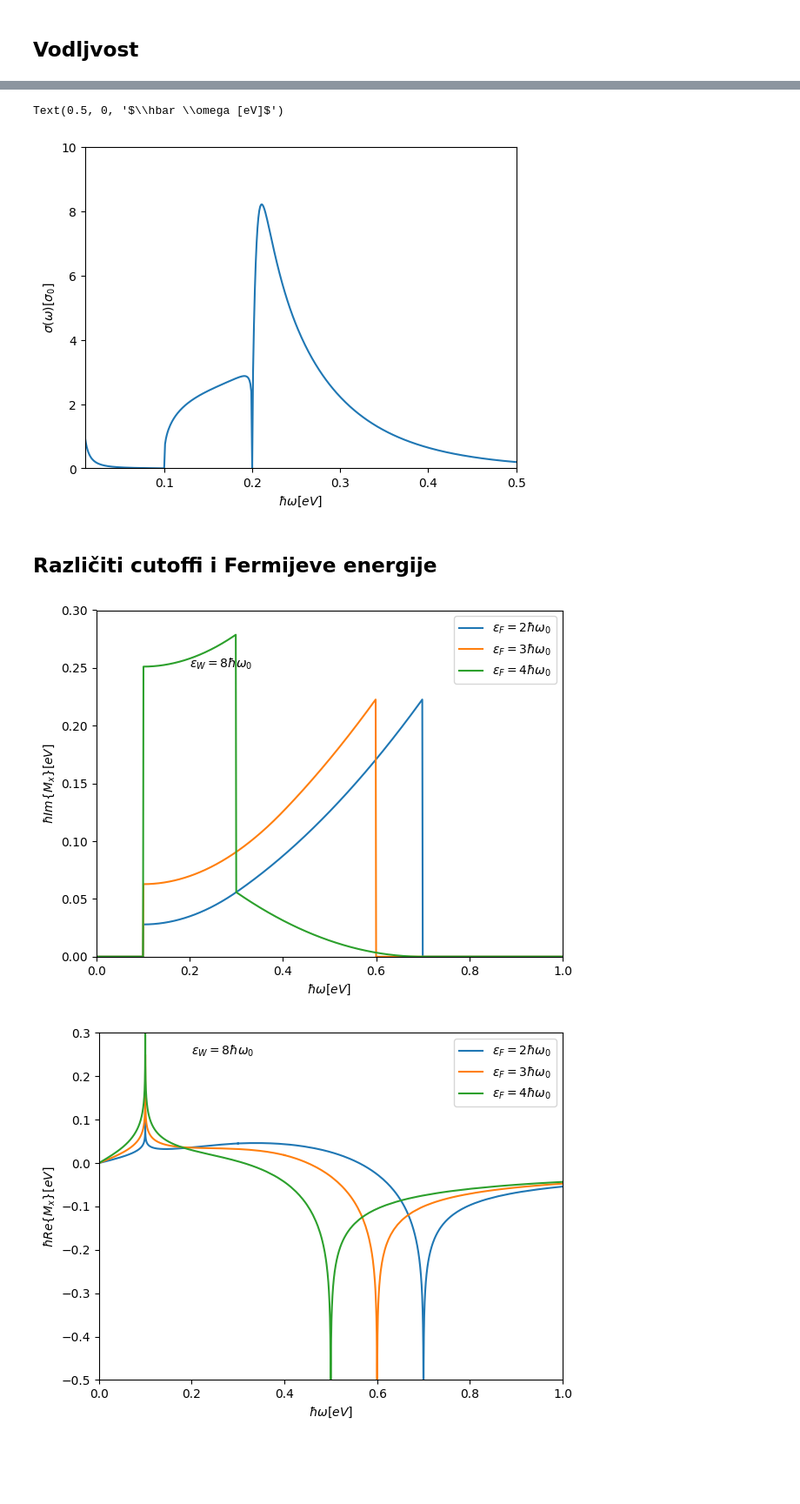
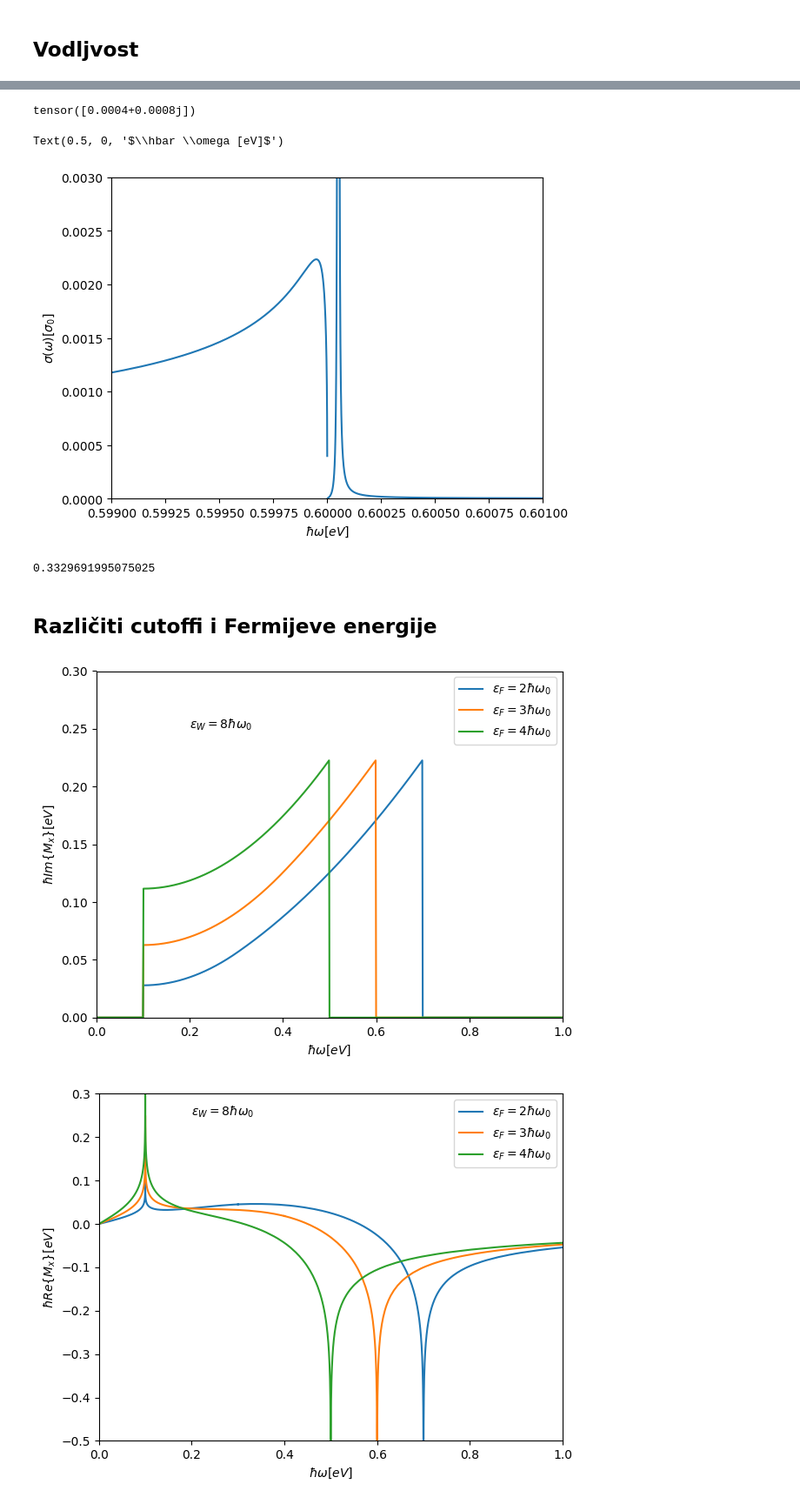
Before and after one commit to ppapac/24112024_memfn, a Jupyter notebook: MemoryDirac3D_usingTQ_270526.ipynb, the cells around one changed output, grey strips where cells are left out. Shown at 87% size. Saved outputs shown, nothing was run; the diff lists cells and outputs as text; code cells hidden in the pictures; blank space fills up the shorter version.

```diff
--- a/MemoryDirac3D_usingTQ_270526.ipynb
+++ b/MemoryDirac3D_usingTQ_270526.ipynb
@@ -355,5 +352,28 @@ fig.tight_layout()
 # %%
 def cond(hbar_w, mem_real, mem_imag, T):
     return (
-        1j *hbar * e**2 * eff_concetration(T) / (hbar_w + mem_real + 1j * (mem_imag+eta_0))
-    )/(1j *hbar * e**2 * eff_concetration(T) / (1j * (eta_0))).real
+        1j
+        * hbar
+        * e**2
+        * eff_concetration(T)
+        / (hbar_w + mem_real + 1j * (mem_imag + eta_0))
+    ) / (1j * hbar * e**2 * eff_concetration(T) / (1j * (eta_0))).real
+# %%
+ws_1 = torch.arange(0, 1, 0.00000001)
+plt.plot(
+    ws_1.to("cpu"),
+    cond(
+        ws_1.to("cpu"),
+        mem_fn_real_anal(ws_1, 0.8, hbar_w_ph=0.1, u=0.6).to("cpu"),
+        mem_fn_imag_anal(ws_1, 0.8, hbar_w_ph=0.1, u=0.6).to("cpu"),
+        T=0,
+    ).real,
+)
+plt.ylim([0, 0.01])
+plt.text(0.4, 0.006, r"$\varepsilon_F = 6\hbar\omega_0$")
+plt.text(0.4, 0.0065, r"$\varepsilon_W = 8\hbar\omega_0$")
+plt.text(0.4, 0.007, r"$\hbar\omega_0 = 0.1$ eV")
+plt.xlim([0.01, 0.5])
+plt.ylabel(r"$\sigma(\omega) [\sigma_0]$")
+plt.xlabel(r"$\hbar \omega [eV]$")
+fig.savefig("cond.png", dpi=1200)
@@ -360,18 +382,29 @@ def cond(hbar_w, mem_real, mem_imag, T):
+# %%
+cond(
+    hbar_w_op + 0.001,
+    mem_fn_real_anal(hbar_w_op + 0.001, 0.8, hbar_w_ph=0.1, u=0.6).to("cpu"),
+    mem_fn_imag_anal(hbar_w_op + 0.001, 0.8, hbar_w_ph=0.1, u=0.6).to("cpu"),
+    T=0,
+)
+# %% [output]
+tensor([0.0004+0.0008j])
 # %%
 plt.plot(
-    ws_0.to("cpu"),
+    ws_1.to("cpu"),
     cond(
-        ws_0.to("cpu"),
-        mem_fn_real_anal(ws_0, 0.8, hbar_w_ph=0.1,u=0.7).to("cpu"),
-        mem_fn_imag_anal(ws_0, 0.8, hbar_w_ph=0.1, u=0.7).to("cpu"),
+        ws_1.to("cpu"),
+        mem_fn_real_anal(ws_1, 0.8, hbar_w_ph=0.1, u=0.3).to("cpu"),
+        mem_fn_imag_anal(ws_1, 0.8, hbar_w_ph=0.1, u=0.3).to("cpu"),
         T=0,
     ).real,
 )
-plt.ylim([0, 10 ])
-
-plt.xlim([0.01, 0.5])
+plt.ylim([0, 0.003])
+# plt.text(0.2, 0.002, r"$\varepsilon_F = 3\hbar\omega_0$")
+# plt.text(0.2, 0.0015, r"$\varepsilon_W = 8\hbar\omega_0$")
+# plt.text(0.2, 0.001, r"$\hbar\omega_0 = 0.1$ eV")
+plt.xlim([0.599, 0.601])
 plt.ylabel(r"$\sigma(\omega) [\sigma_0]$")
 plt.xlabel(r"$\hbar \omega [eV]$")
 # %% [output]
 Text(0.5, 0, '$\\hbar \\omega [eV]$')
-[figure, old version]
+[figure, new version]
@@ -378,19 +419,23 @@ Text(0.5, 0, '$\\hbar \\omega [eV]$')
+# %%
+spectral_weight(0.0000001)
+# %% [output]
+0.3329691995075025
 # %% [markdown]
 ## Različiti cutoffi i Fermijeve energije
 # %%
 fig, ax = setup_plot(real=False, x_lim=[0, 1], y_lim=[-0.0005, 0.3])
-values_1 = list(mem_fn_imag_anal(ws_0, 0.8, u=hbar_w_op*2).to("cpu"))
-values_2 = list(mem_fn_imag_anal(ws_0, 0.8, u=hbar_w_op*3).to("cpu"))
-values_3 = list(mem_fn_imag_anal(ws_0, 0.8, u=hbar_w_op*6).to("cpu"))
-ax.plot(ws_0, values_1, label= r"$\varepsilon _F=2\hbar \omega_0$")
-ax.plot(ws_0, values_2, label= r"$\varepsilon _F=3\hbar \omega_0$")
-ax.plot(ws_0, values_3, label= r"$\varepsilon _F=4\hbar \omega_0$")
-plt.text(0.2,0.25,r"$\varepsilon_W = 8\hbar\omega_0$")
+values_1 = list(mem_fn_imag_anal(ws_0, 0.8, u=hbar_w_op * 2).to("cpu"))
+values_2 = list(mem_fn_imag_anal(ws_0, 0.8, u=hbar_w_op * 3).to("cpu"))
+values_3 = list(mem_fn_imag_anal(ws_0, 0.8, u=hbar_w_op * 4).to("cpu"))
+ax.plot(ws_0, values_1, label=r"$\varepsilon _F=2\hbar \omega_0$")
+ax.plot(ws_0, values_2, label=r"$\varepsilon _F=3\hbar \omega_0$")
+ax.plot(ws_0, values_3, label=r"$\varepsilon _F=4\hbar \omega_0$")
+plt.text(0.2, 0.25, r"$\varepsilon_W = 8\hbar\omega_0$")
 ax.legend(loc="best")
 fig.tight_layout()
 fig.savefig("imag_ef.png", dpi=1200)
 # %% [output]
-[figure, old version]
+[figure, new version]
 # %%
 fig, ax = setup_plot(imag=False, x_lim=[0, 1], y_lim=[-0.5, 0.3])
 values_1 = list(mem_fn_real_anal(ws_0, 0.8, u=hbar_w_op*2).to("cpu"))
```
Also changed, not shown: parts of 9 cells of this notebook, 2 other files.
